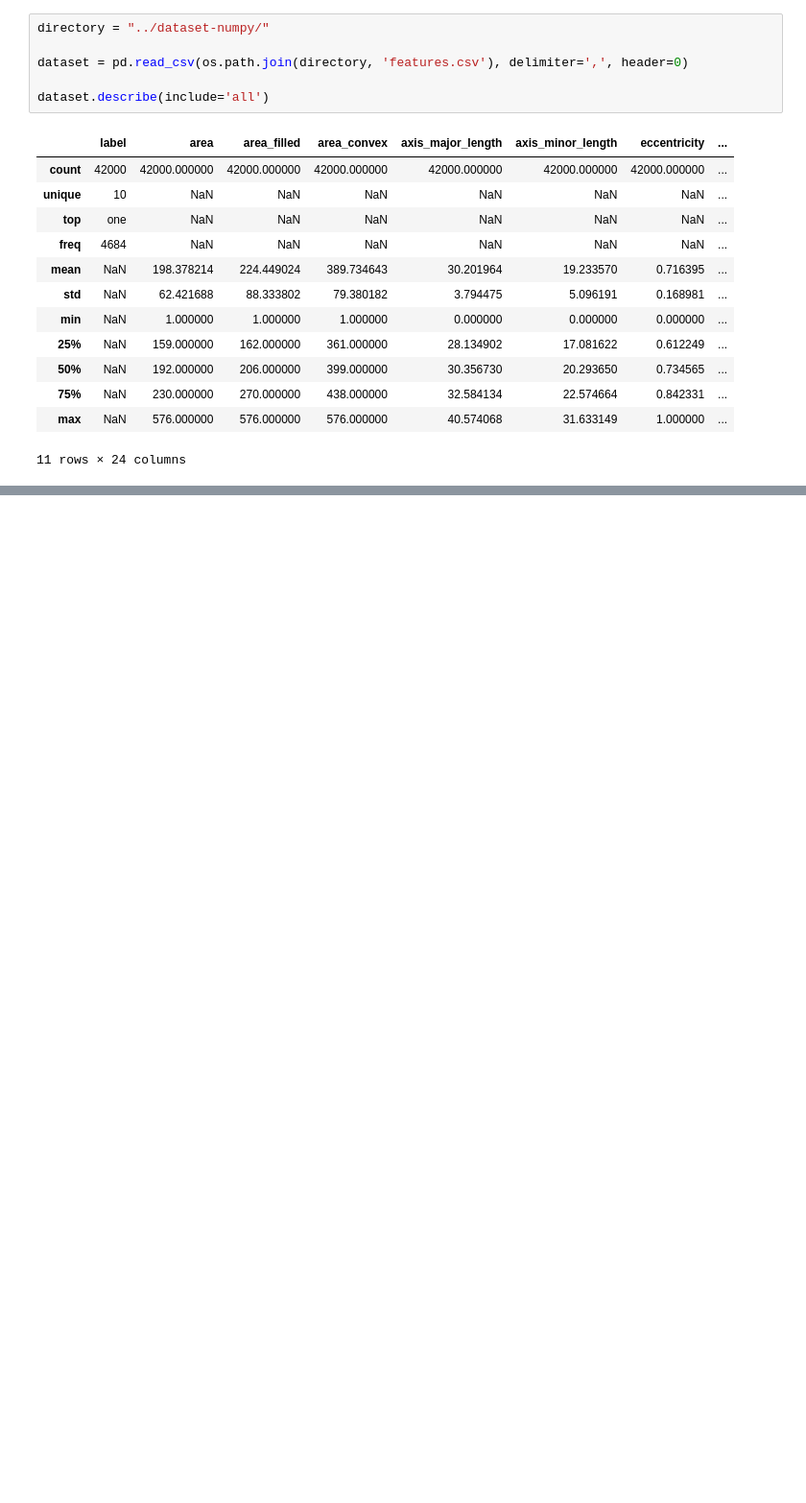
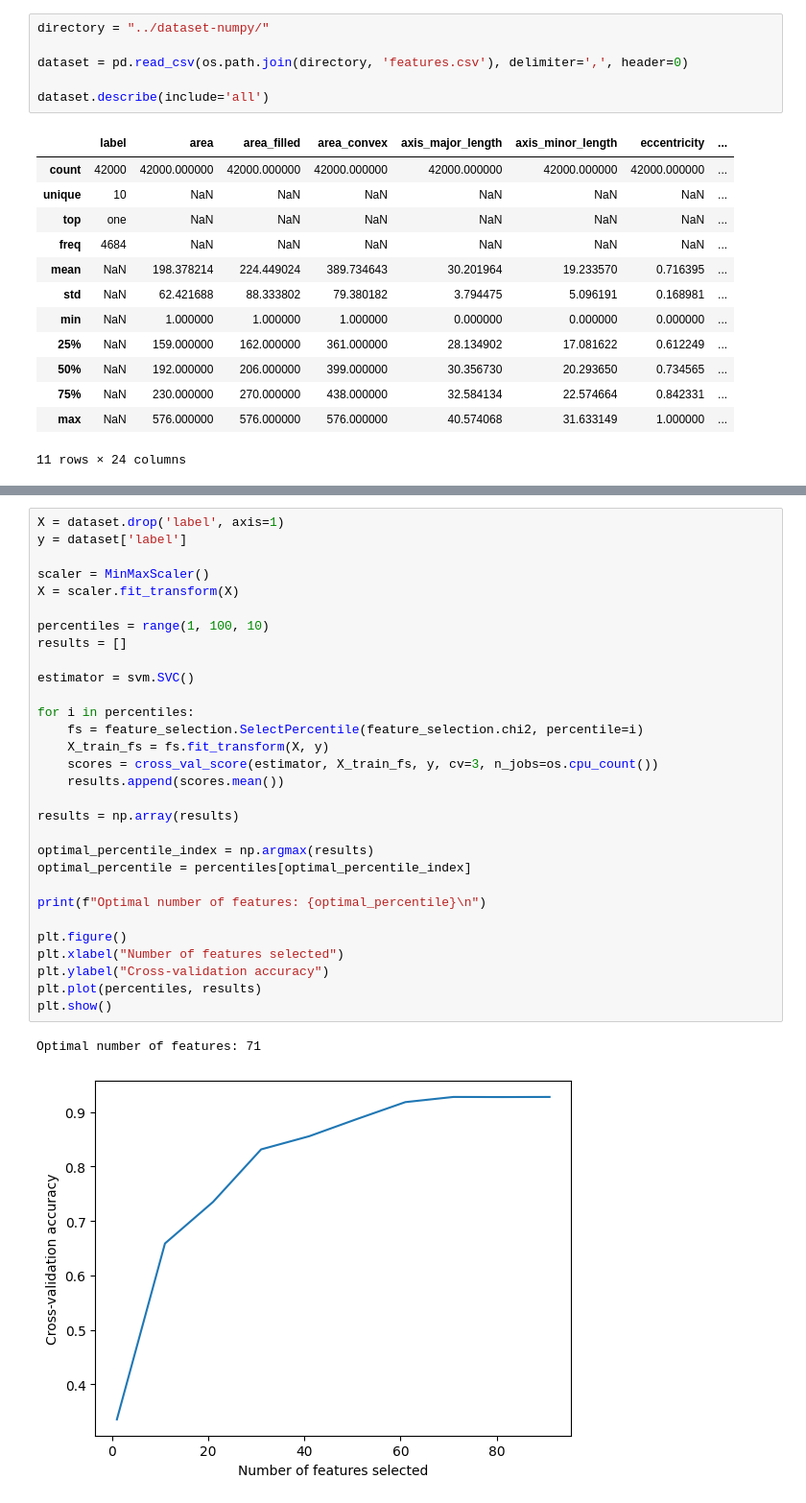
Before and after one commit to Orphoros/RomanNumbersClassificationLab, a Jupyter notebook: CRISP-DM-Notebooks/3.DataPreparation.ipynb, the cells around one changed output, grey strips where cells are left out. Shown at 96% size. Drawn from its saved outputs; the diff is of its cells as text; blank space fills up the shorter version.

```diff
--- a/CRISP-DM-Notebooks/3.DataPreparation.ipynb
+++ b/CRISP-DM-Notebooks/3.DataPreparation.ipynb
@@ -235,0 +202,33 @@ dataset_cleaned.iloc[:, 1:] = scaler.fit_transform(dataset_cleaned.iloc[:, 1:])
+# %%
+X = dataset.drop('label', axis=1)
+y = dataset['label']
+
+scaler = MinMaxScaler()
+X = scaler.fit_transform(X)
+
+percentiles = range(1, 100, 10)
+results = []
+
+estimator = svm.SVC()
+
+for i in percentiles:
+    fs = feature_selection.SelectPercentile(feature_selection.chi2, percentile=i)
+    X_train_fs = fs.fit_transform(X, y)
+    scores = cross_val_score(estimator, X_train_fs, y, cv=3, n_jobs=os.cpu_count())
+    results.append(scores.mean())
+
+results = np.array(results)
+
+optimal_percentile_index = np.argmax(results)
+optimal_percentile = percentiles[optimal_percentile_index]
+
+print(f"Optimal number of features: {optimal_percentile}\n")
+
+plt.figure()
+plt.xlabel("Number of features selected")
+plt.ylabel("Cross-validation accuracy")
+plt.plot(percentiles, results)
+plt.show()
+# %% [output]
+Optimal number of features: 71
+[figure, added]
```
Also changed, not shown: parts of 45 cells of this notebook.
